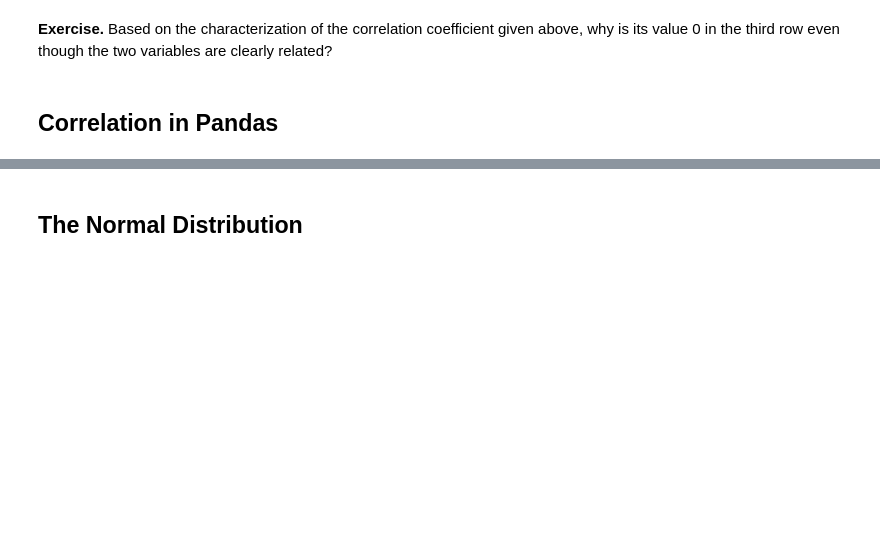
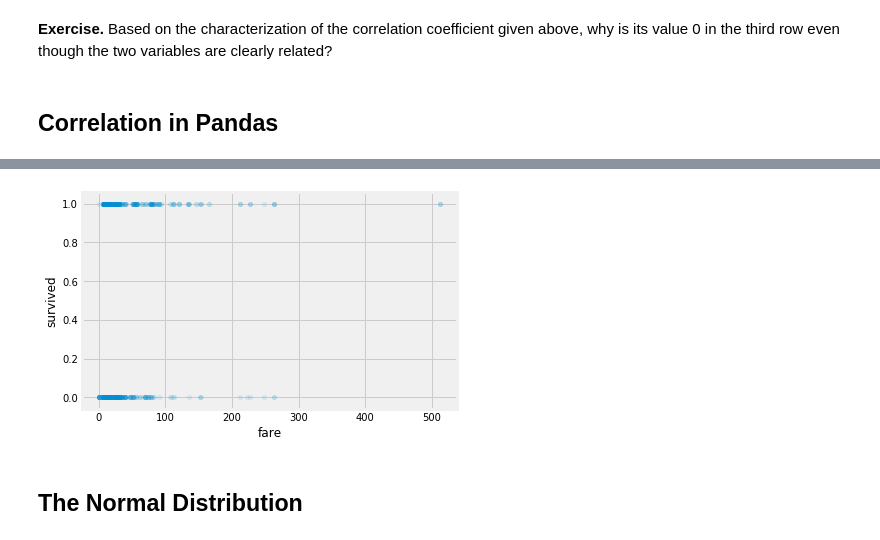
Before and after one commit to w3cube/ds-journey, a Jupyter notebook: lesson06_statistics_in_python-master/descriptive_statistics.ipynb, the cells around one changed output, grey strips where cells are left out. Saved outputs shown, nothing was run; the diff lists cells and outputs as text; code cells hidden in the pictures; blank space fills up the shorter version.

```diff
--- a/lesson06_statistics_in_python-master/descriptive_statistics.ipynb
+++ b/lesson06_statistics_in_python-master/descriptive_statistics.ipynb
@@ -382,5 +479,9 @@ The magnitude of the **(Pearson) correlation coefficient** for a pair of variabl
 # %%
 # Take a closer look at survived and fare using a scatter plot
+fig, ax = plt.subplots()
+titanic_df.plot(kind='scatter', x='fare', y='survived', alpha=.1, ax=ax);
+# %% [output]
+[figure, added]
 # %% [markdown]
 <a id="the-normal-distribution"></a>
 ## The Normal Distribution
```
Also changed, not shown: parts of 34 cells of this notebook.
